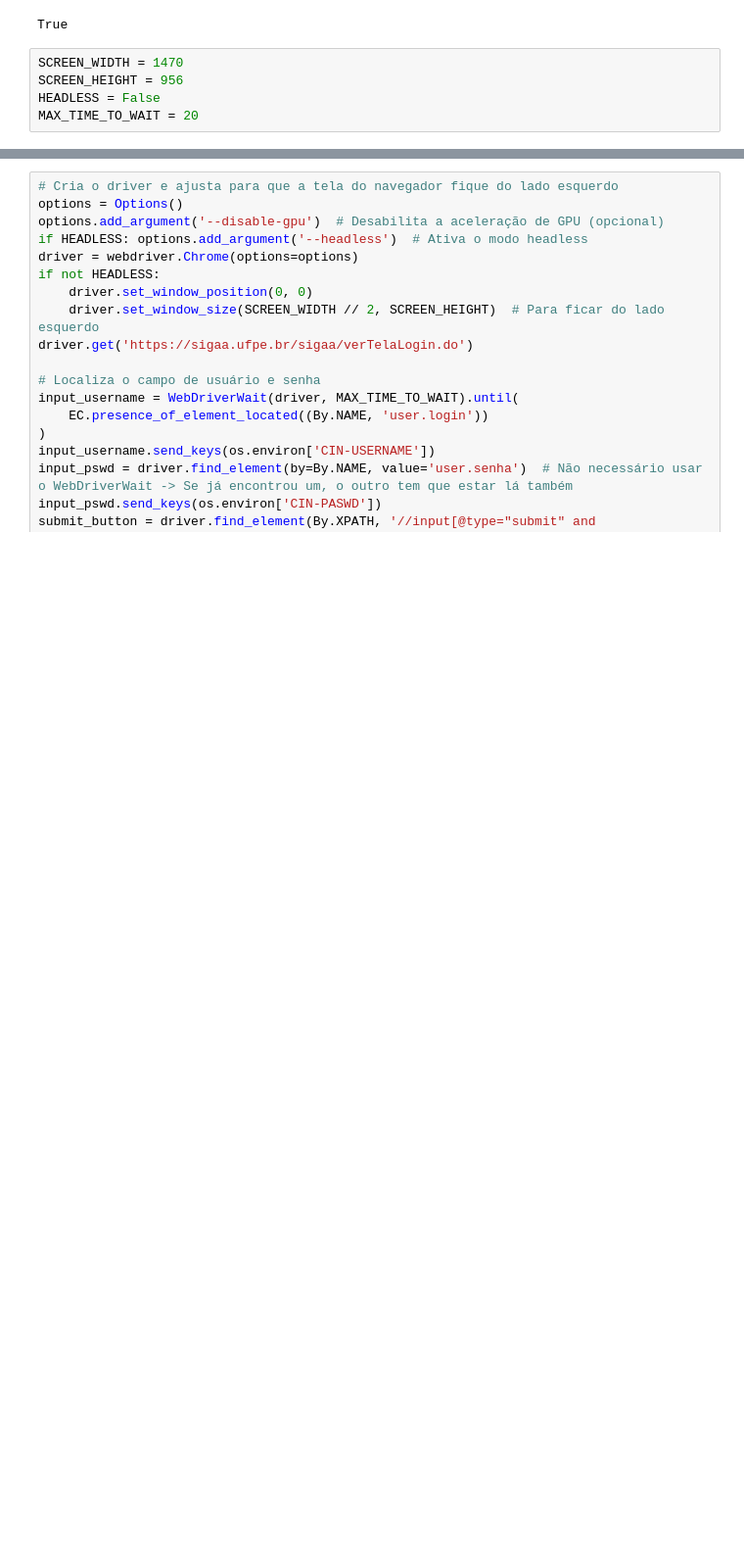
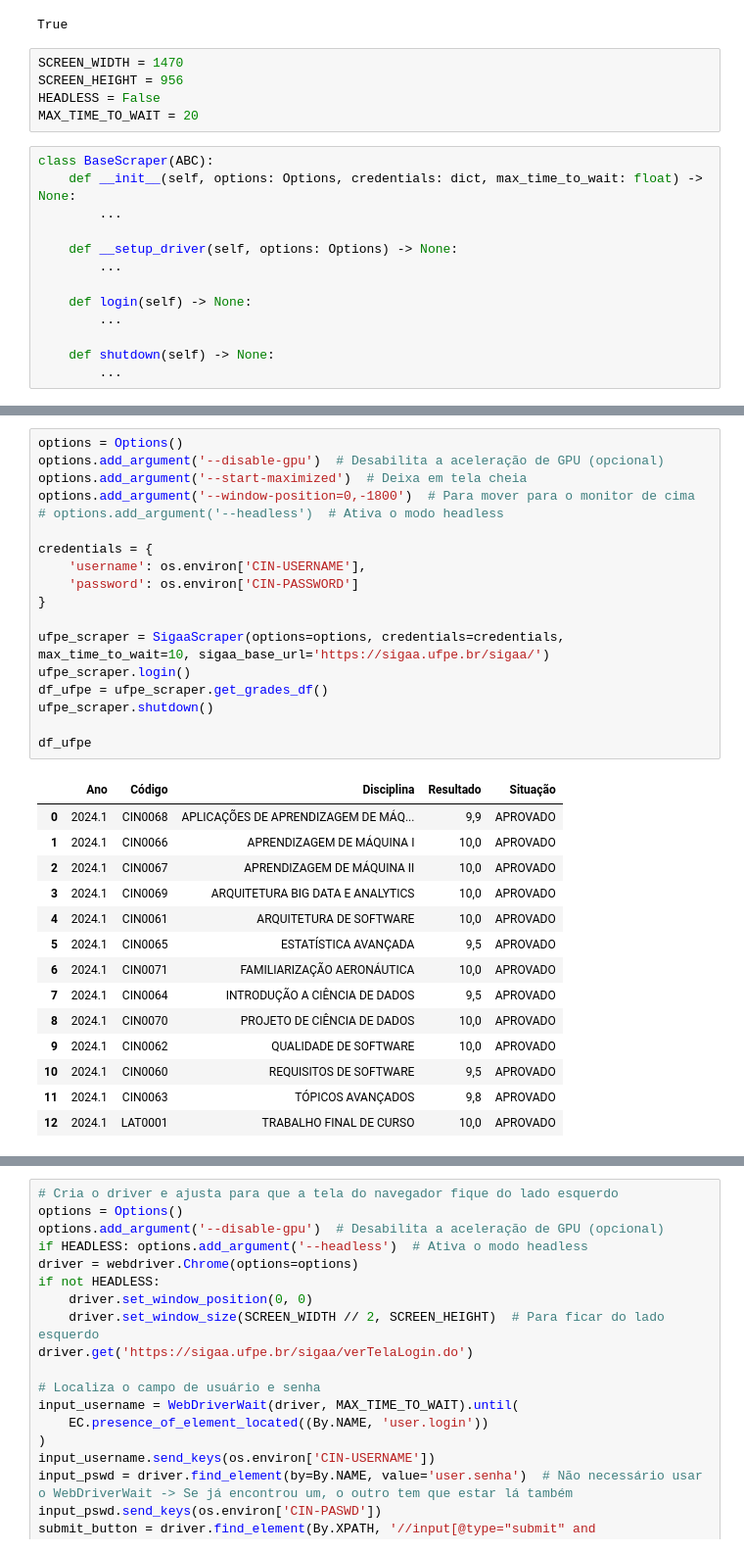
Before and after one commit to azzolinovarella/azzolinovarella.github.io, a Jupyter notebook: notebooks/02-Teste.ipynb, the cells around one changed output, grey strips where cells are left out. Shown at 98% size. Saved outputs shown, nothing was run; the diff lists cells and outputs as text; blank space fills up the shorter version.

Commit message:
Convertendo tudo para OO

```diff
--- a/notebooks/02-Teste.ipynb
+++ b/notebooks/02-Teste.ipynb
@@ -19,3 +24,16 @@ SCREEN_WIDTH = 1470
 SCREEN_HEIGHT = 956
 HEADLESS = False
 MAX_TIME_TO_WAIT = 20
+# %%
+class BaseScraper(ABC):
+    def __init__(self, options: Options, credentials: dict, max_time_to_wait: float) -> None:
+        ...
+
+    def __setup_driver(self, options: Options) -> None:
+        ...
+
+    def login(self) -> None:
+        ...
+
+    def shutdown(self) -> None:
+        ...
@@ -21,0 +121,33 @@ MAX_TIME_TO_WAIT = 20
+# %%
+options = Options()
+options.add_argument('--disable-gpu')  # Desabilita a aceleração de GPU (opcional)
+options.add_argument('--start-maximized')  # Deixa em tela cheia
+options.add_argument('--window-position=0,-1800')  # Para mover para o monitor de cima
+# options.add_argument('--headless')  # Ativa o modo headless
+
+credentials = {
+    'username': os.environ['CIN-USERNAME'],
+    'password': os.environ['CIN-PASSWORD']
+}
+
+ufpe_scraper = SigaaScraper(options=options, credentials=credentials, max_time_to_wait=10, sigaa_base_url='https://sigaa.ufpe.br/sigaa/')
+ufpe_scraper.login()
+df_ufpe = ufpe_scraper.get_grades_df()
+ufpe_scraper.shutdown()
+
+df_ufpe
+# %% [output]
+|  | Ano | Código | Disciplina | Resultado | Situação |
+| 0 | 2024.1 | CIN0068 | APLICAÇÕES DE APRENDIZAGEM DE MÁQ... | 9,9 | APROVADO |
+| 1 | 2024.1 | CIN0066 | APRENDIZAGEM DE MÁQUINA I | 10,0 | APROVADO |
+| 2 | 2024.1 | CIN0067 | APRENDIZAGEM DE MÁQUINA II | 10,0 | APROVADO |
+| 3 | 2024.1 | CIN0069 | ARQUITETURA BIG DATA E ANALYTICS | 10,0 | APROVADO |
+| 4 | 2024.1 | CIN0061 | ARQUITETURA DE SOFTWARE | 10,0 | APROVADO |
+| 5 | 2024.1 | CIN0065 | ESTATÍSTICA AVANÇADA | 9,5 | APROVADO |
+| 6 | 2024.1 | CIN0071 | FAMILIARIZAÇÃO AERONÁUTICA | 10,0 | APROVADO |
+| 7 | 2024.1 | CIN0064 | INTRODUÇÃO A CIÊNCIA DE DADOS | 9,5 | APROVADO |
+| 8 | 2024.1 | CIN0070 | PROJETO DE CIÊNCIA DE DADOS | 10,0 | APROVADO |
+| 9 | 2024.1 | CIN0062 | QUALIDADE DE SOFTWARE | 10,0 | APROVADO |
+| 10 | 2024.1 | CIN0060 | REQUISITOS DE SOFTWARE | 9,5 | APROVADO |
+| 11 | 2024.1 | CIN0063 | TÓPICOS AVANÇADOS | 9,8 | APROVADO |
+| 12 | 2024.1 | LAT0001 | TRABALHO FINAL DE CURSO | 10,0 | APROVADO |
```
Also changed, not shown: parts of 14 cells of this notebook.
